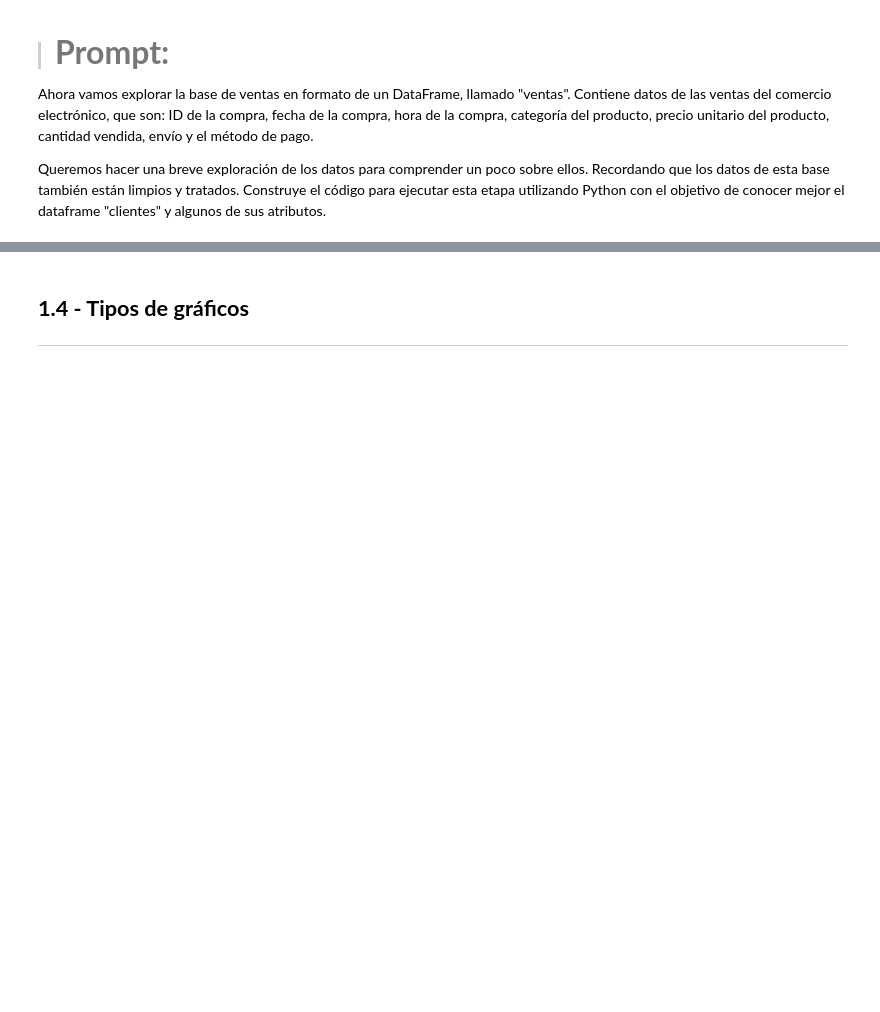
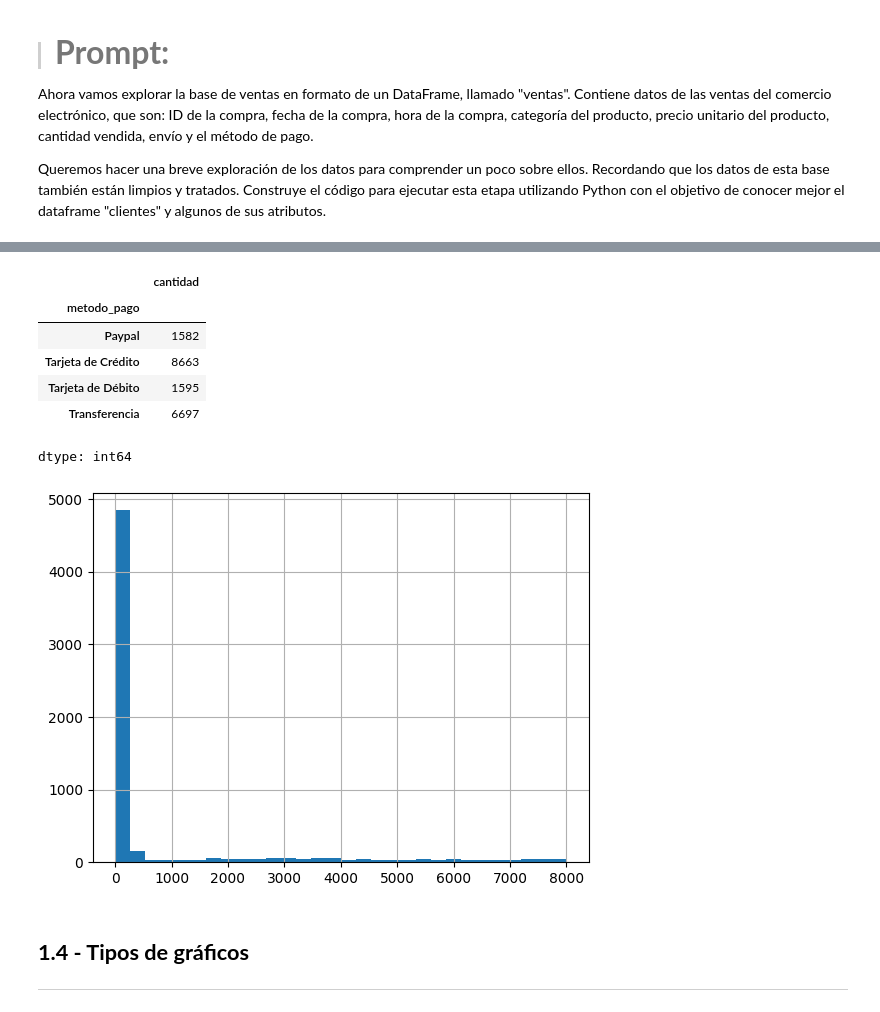
Before and after one commit to Goyo0117970/IA-en-la-ciencia-de-datos, a Jupyter notebook: IA_aplicada_a_ciencia_de_datos.ipynb, the cells around one changed output, grey strips where cells are left out. Cells and saved outputs as stored; diff of their text form; code cells hidden in the pictures; blank space fills up the shorter version.

```diff
--- a/IA_aplicada_a_ciencia_de_datos.ipynb
+++ b/IA_aplicada_a_ciencia_de_datos.ipynb
@@ -108,3 +181,51 @@ Queremos hacer una breve exploración de los datos para comprender un poco sobre
+# %%
+ventas['fecha']= pd.to_datetime(ventas['fecha'], format='%Y-%m-%d')
+# %%
+# Ver estadísticas descriptivas para las columnas numéricas
+ventas.describe()
+
+# Verificar el número de categorías distintas de productos
+ventas['categoria'].value_counts()
+
+# Verificar el número de métodos de pago diferentes
+ventas['metodo_pago'].value_counts()
+
+# Verificar el rango de fechas de las compras
+ventas['fecha'].min(), ventas['fecha'].max()
+
+# Verificar la distribución de compras por hora del día
+ventas['horario'].value_counts().sort_index()
+
+# Verificar si hay ID de compra duplicados (para detectar ventas múltiples por compra)
+ventas['ID_compra'].duplicated().sum()
+
+# Distribución de cantidades vendidas
+ventas['cantidad'].value_counts().sort_index()
+
+# Distribución de precios unitarios (también puede visualizarse con un histograma)
+ventas['precio_unitario'].hist(bins=30)
+
+# Verificación de la distribución del valor del envío
+ventas['envio'].describe()
+
+# Precio total por venta (puede usarse luego para análisis más detallado)
+ventas['valor_total'] = (ventas['precio_unitario'] * ventas['cantidad']) + ventas['envio']
+ventas[['valor_total']].describe()
+
+# Ventas promedio por categoría
+ventas.groupby('categoria')['valor_total'].mean()
+
+# Cantidad total vendida por método de pago
+ventas.groupby('metodo_pago')['cantidad'].sum()
+# %% [output]
+|  | cantidad |
+| metodo_pago |  |
+| Paypal | 1582 |
+| Tarjeta de Crédito | 8663 |
+| Tarjeta de Débito | 1595 |
+| Transferencia | 6697 |
+dtype: int64
+[figure, added]
 # %% [markdown]
 ## **1.4 - Tipos de gráficos**
 
```
Also changed, not shown: parts of 11 cells of this notebook.
